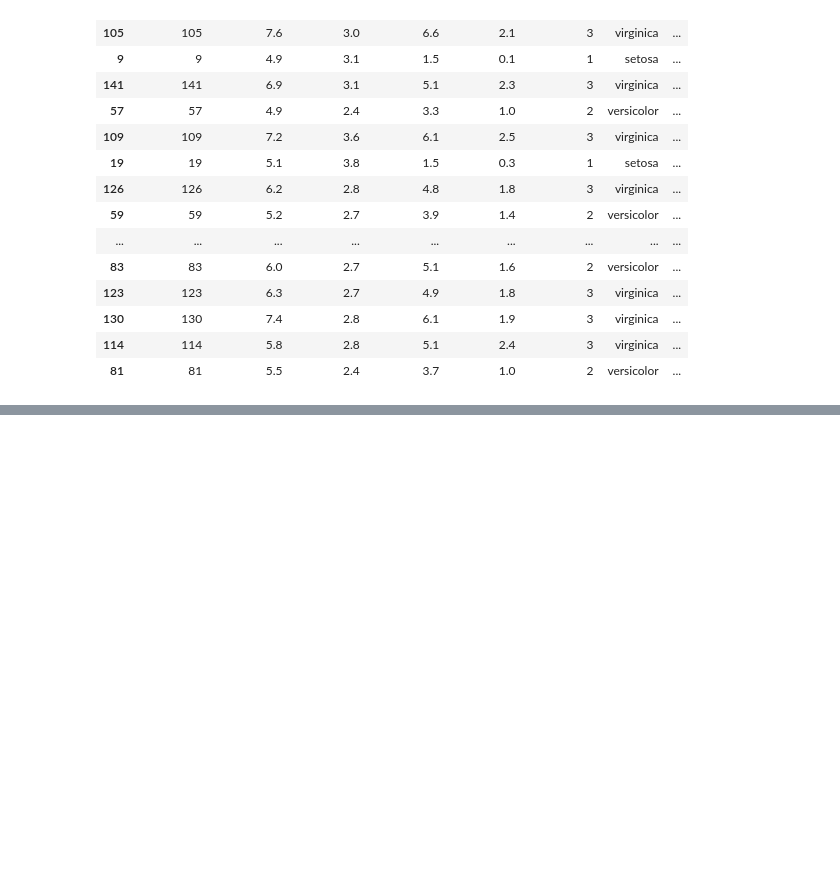
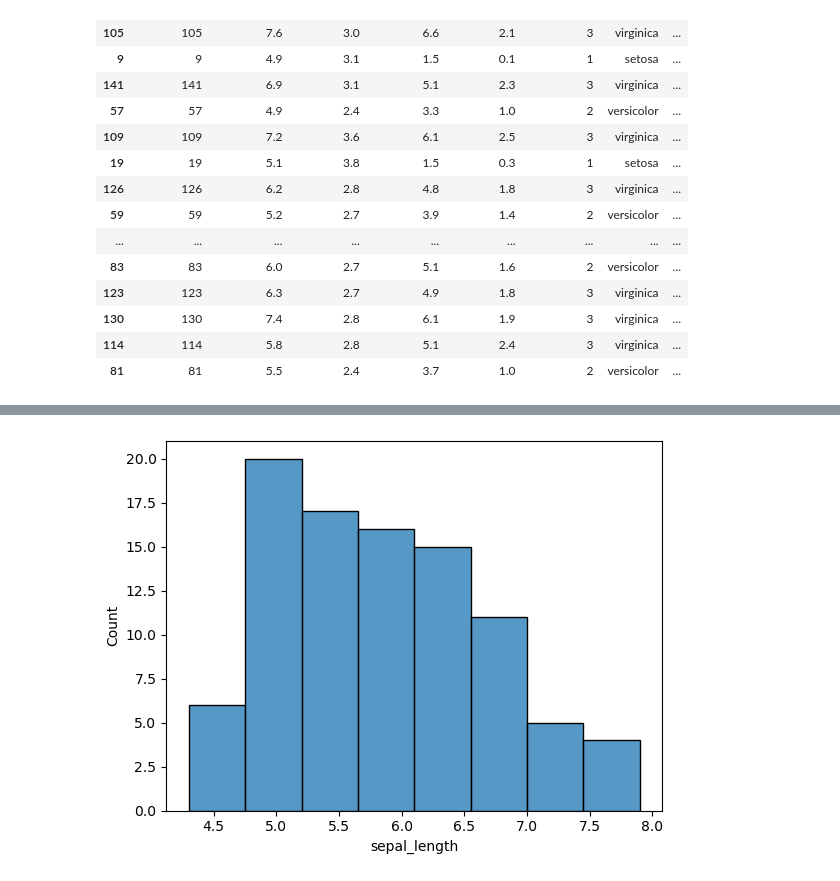
Before and after one commit to wherrickjr/classification-exercises, a Jupyter notebook: classification_exercises.ipynb, the cells around one changed output, grey strips where cells are left out. Saved outputs shown, nothing was run; the diff lists cells and outputs as text; code cells hidden in the pictures; blank space fills up the shorter version.

```diff
--- a/classification_exercises.ipynb
+++ b/classification_exercises.ipynb
@@ -1021,0 +699,5 @@ stats.chi2_contingency(observed)
+# %%
+sns.histplot(train.sepal_length)
+plt.show()
+# %% [output]
+[figure, added]
```
Also changed, not shown: parts of 127 cells of this notebook.
